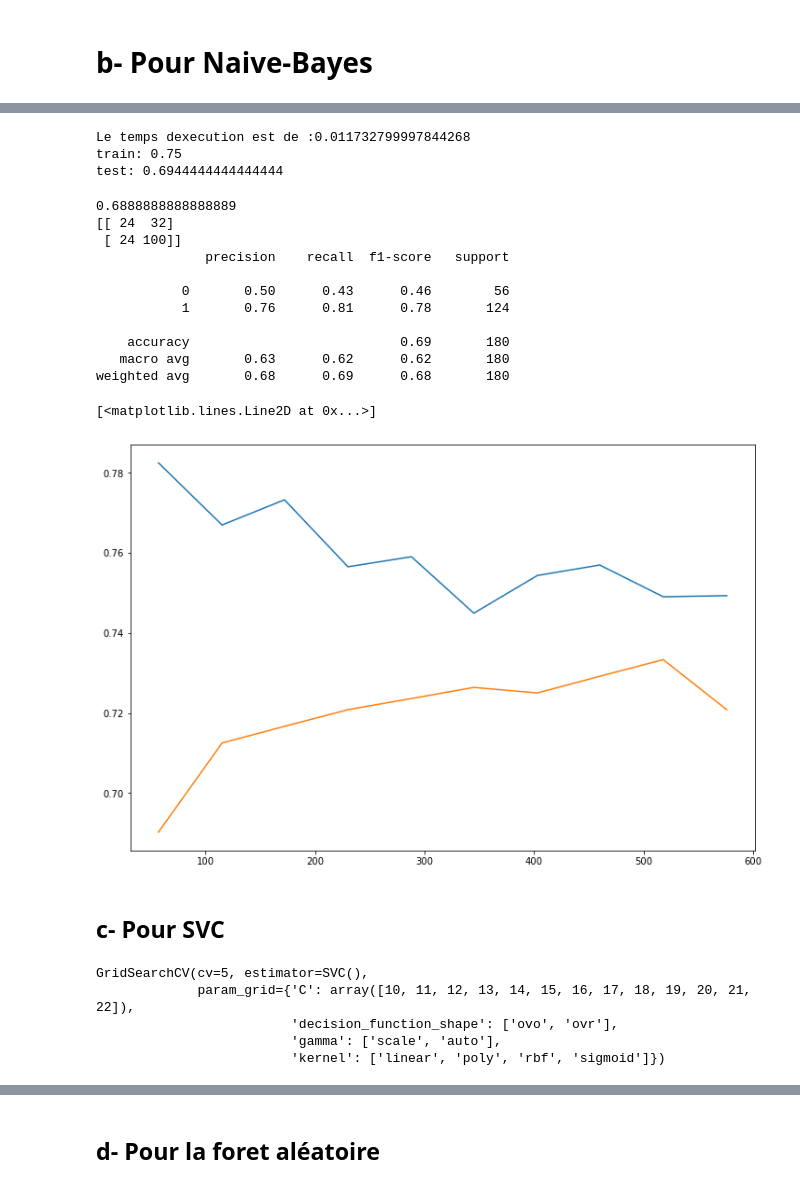
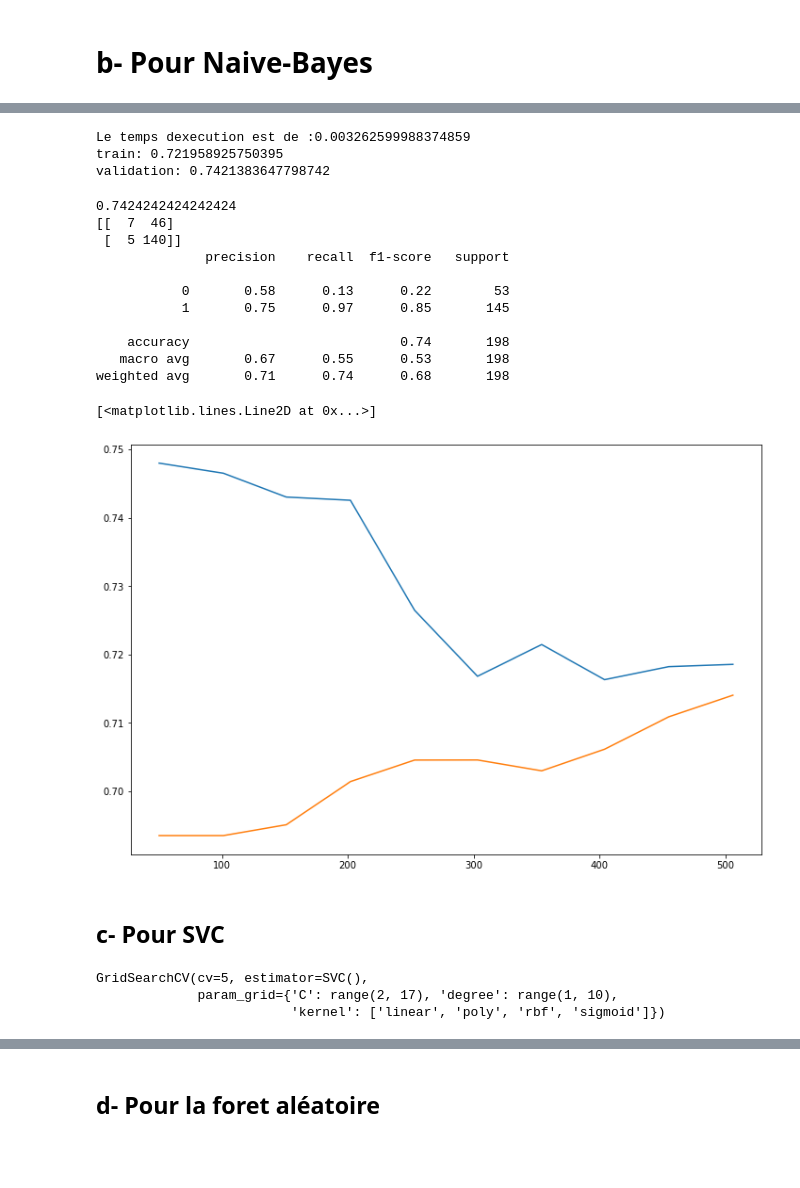
Before and after one commit to lnspeedy/CreditRisk_Classification, a Jupyter notebook: exploration/modèle_Chris_unbalanced.ipynb, the cells around one changed output, grey strips where cells are left out. Saved outputs shown, nothing was run; the diff lists cells and outputs as text; code cells hidden in the pictures; blank space fills up the shorter version.

```diff
--- a/exploration/modèle_Chris_unbalanced.ipynb
+++ b/exploration/modèle_Chris_unbalanced.ipynb
@@ -250,5 +300,5 @@ test: 0.7166666666666667
 # %%
-RL = LogisticRegression()
+RL = LogisticRegression( C = 0.05, max_iter = 90, penalty = 'l2')
 RL.fit(X_train, y_train)
 y_pred_RL = RL.predict(X_test)
 print(accuracy_score(y_pred_RL, y_test))
@@ -277,10 +327,11 @@ weighted avg       0.69      0.72      0.69       180
 # %% [markdown]
 # a- Pour le KNN
 # %%
-paramKNN = {'n_neighbors': np.arange(2, 34),
+paramKNN = {'n_neighbors': range(4, 10),
             'weights': ['uniform','distance'],
-            'algorithm': ['ball_tree', 'kd_tree', 'brute', 'auto'],
-            'metric': ['euclidean','manhattan', 'minkowski']}
+            'leaf_size' : range(29, 36),
+            'metric': ['euclidean','manhattan', 'minkowski'],
+            'p': range(2, 6)}
 gridKNN = GridSearchCV(KNeighborsClassifier(), paramKNN, cv=5)
 gridKNN.fit(X_train, y_train)
 # %% [output]
@@ -319,12 +381,12 @@ test: 0.7
 # %%
-KNN = KNeighborsClassifier(algorithm= 'ball_tree',
- metric = 'euclidean',
- n_neighbors=  16,
+KNN = KNeighborsClassifier( metric = 'manhattan',
+ leaf_size = 25,
+ n_neighbors=  13,
  weights= 'uniform')
 
 KNN.fit(X_train, y_train)
 y_pred_KNN = KNN.predict(X_test)
-print(accuracy_score(y_pred_KNN, y_test))
+print('test:', accuracy_score(y_pred_KNN, y_test))
 print(confusion_matrix(y_test, y_pred_KNN))
 print(classification_report(y_test, y_pred_KNN))
 # %% [output]
@@ -353,7 +415,7 @@ plt.plot(N, val_score.mean(axis = 1), label = 'validation score')
 # %% [markdown]
 # b- Pour Naive-Bayes
 # %%
-paramNB = {'alpha' : np.arange(1e-3, 13),
+paramNB = {'alpha' :range(32, 100)
 
            }
 gridNB = GridSearchCV(BernoulliNB(), paramNB, cv=5)
@@ -375,59 +439,56 @@ gridNB.best_params_
 start = timeit.default_timer()
 
 modelNB = gridNB.best_estimator_
-modelNB.score(X_test, y_test)
+modelNB.score(X_val, y_val)
 
 stop = timeit.default_timer()
 execution_time = stop - start
 print("Le temps dexecution est de :" +str(execution_time))
 print("train:",modelNB.score(X_train, y_train))
-print("test:",modelNB.score(X_test, y_test))
+print("validation:",modelNB.score(X_val, y_val))
 # %% [output]
-Le temps dexecution est de :0.011732799997844268
-train: 0.75
-test: 0.6944444444444444
+Le temps dexecution est de :0.003262599988374859
+train: 0.721958925750395
+validation: 0.7421383647798742
 # %%
-NB = BernoulliNB()
+NB = BernoulliNB( alpha = 33)
 
 NB.fit(X_train, y_train)
 y_pred_NB = NB.predict(X_test)
 print(accuracy_score(y_pred_NB, y_test))
 print(confusion_matrix(y_test, y_pred_NB))
 print(classification_report(y_test, y_pred_NB))
 
 N, train_score, val_score = learning_curve(NB, X_train, y_train, scoring = 'accuracy',cv = 5,
                                            train_sizes = np.linspace(0.1, 1, 10))
 plt.figure(figsize=(12,8))
 plt.plot(N, train_score.mean(axis = 1), label = 'train score')
 plt.plot(N, val_score.mean(axis = 1), label = 'validation score')
 # %% [output]
-0.6888888888888889
-[[ 24  32]
- [ 24 100]]
+0.7424242424242424
+[[  7  46]
+ [  5 140]]
               precision    recall  f1-score   support
 
-           0       0.50      0.43      0.46        56
-           1       0.76      0.81      0.78       124
+           0       0.58      0.13      0.22        53
+           1       0.75      0.97      0.85       145
 
-    accuracy                           0.69       180
-   macro avg       0.63      0.62      0.62       180
-weighted avg       0.68      0.69      0.68       180
+    accuracy                           0.74       198
+   macro avg       0.67      0.55      0.53       198
+weighted avg       0.71      0.74      0.68       198
 [<matplotlib.lines.Line2D at 0x...>]
-[figure, old version]
+[figure, new version]
 # %% [markdown]
 ## c- Pour SVC
 # %%
 from sklearn.svm import SVC
-paramSVC = {'C' : np.arange(10, 23),
-           'kernel' : ['linear', 'poly','rbf', 'sigmoid'],
-            'gamma' : ['scale', 'auto'],
-            'decision_function_shape': ['ovo', 'ovr']
+paramSVC = {'C' : range(2, 17),
+            'kernel' : ['linear', 'poly','rbf', 'sigmoid'],
+            'degree': range(1, 10)
            }
 gridSVC = GridSearchCV(SVC(), paramSVC, cv=5)
 gridSVC.fit(X_train, y_train)
 # %% [output]
 GridSearchCV(cv=5, estimator=SVC(),
-             param_grid={'C': array([10, 11, 12, 13, 14, 15, 16, 17, 18, 19, 20, 21, 22]),
-                         'decision_function_shape': ['ovo', 'ovr'],
-                         'gamma': ['scale', 'auto'],
+             param_grid={'C': range(2, 17), 'degree': range(1, 10),
                          'kernel': ['linear', 'poly', 'rbf', 'sigmoid']})
```
Also changed, not shown: parts of 95 cells of this notebook.
